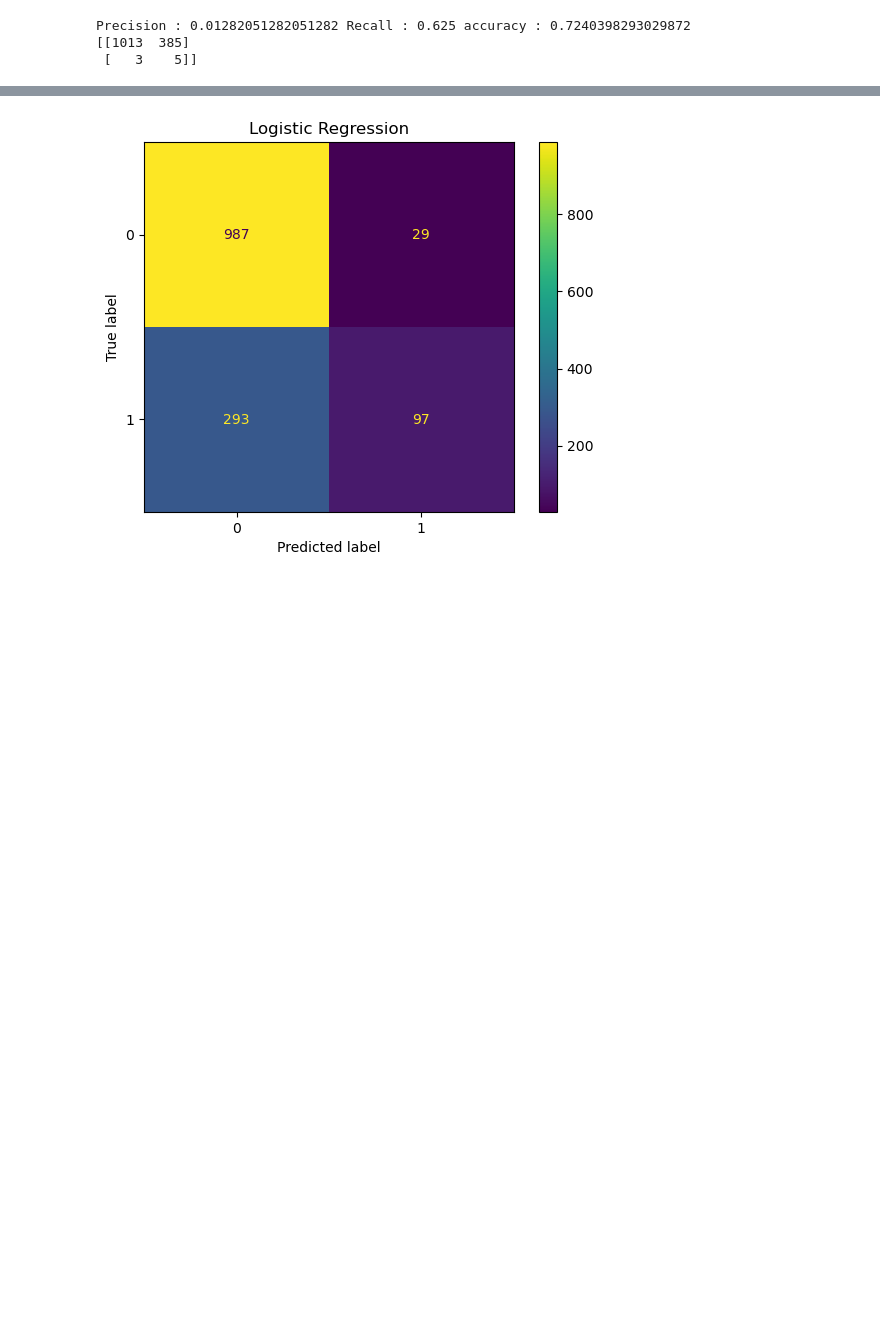
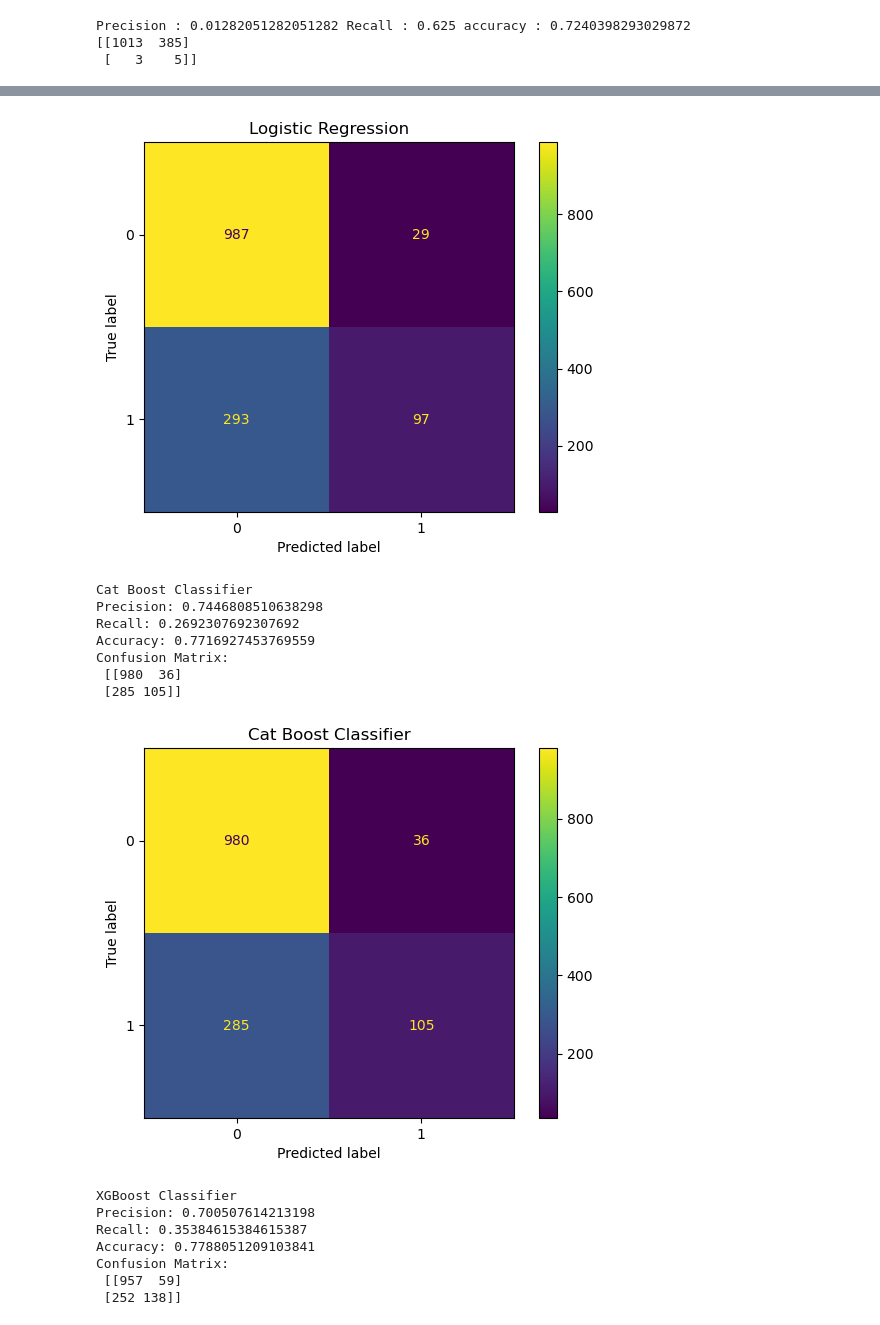
Before and after one commit to cathym20/Telco-Customer-Churn-IBM-, a Jupyter notebook: churn.ipynb, the cells around one changed output, grey strips where cells are left out. Drawn from its saved outputs; the diff is of its cells as text; code cells hidden in the pictures; blank space fills up the shorter version.

```diff
--- a/churn.ipynb
+++ b/churn.ipynb
@@ -333,31 +333,48 @@ Precision : 0.01282051282051282 Recall : 0.625 accuracy : 0.7240398293029872
 # %%
 def evaluate_model(name, y_val, y_pred):
     print(f'\n{name}')
     print('Precision:', precision_score(y_val, y_pred))
     print('Recall:', recall_score(y_val, y_pred))
     print('Accuracy:', accuracy_score(y_val, y_pred))
     print('Confusion Matrix:\n', confusion_matrix(y_val, y_pred))
     ConfusionMatrixDisplay.from_predictions(y_val, y_pred)
     plt.title(name)
     plt.show()
 
 evaluate_model('Random Forest', y_val, rf_pred)
 evaluate_model('Logistic Regression', y_val, lg_pred)
-evaluate_model('', y_val, lg_pred)
+evaluate_model('Cat Boost Classifier', y_val, cat_pred)
+evaluate_model('XGBoost Classifier', y_val, xg_pred)
+evaluate_model('LightGBM Classifier', y_val, lg_pred)
 # %% [output]
 Random Forest
 Precision: 0.42857142857142855
 Recall: 0.007692307692307693
 Accuracy: 0.7219061166429588
 Confusion Matrix:
  [[1012    4]
  [ 387    3]]
 [figure]
 Logistic Regression
 Precision: 0.7698412698412699
 Recall: 0.24871794871794872
 Accuracy: 0.7709815078236131
 Confusion Matrix:
  [[987  29]
  [293  97]]
 [figure]
+Cat Boost Classifier
+Precision: 0.7446808510638298
+Recall: 0.2692307692307692
+Accuracy: 0.7716927453769559
+Confusion Matrix:
+ [[980  36]
+ [285 105]]
+[figure, added]
+XGBoost Classifier
+Precision: 0.700507614213198
+Recall: 0.35384615384615387
+Accuracy: 0.7788051209103841
+Confusion Matrix:
+ [[957  59]
+ [252 138]]
```
Also changed, not shown: parts of 1 cell of this notebook.
